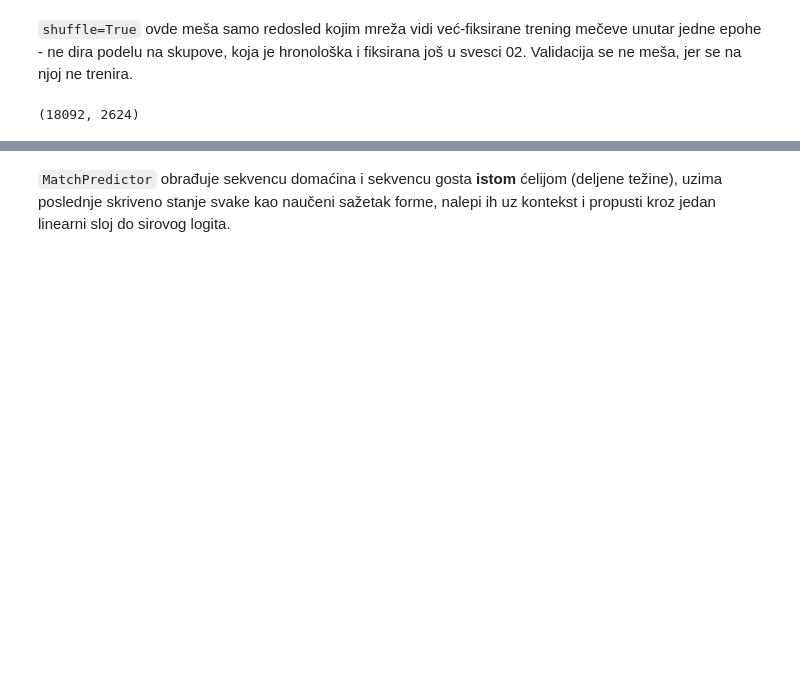
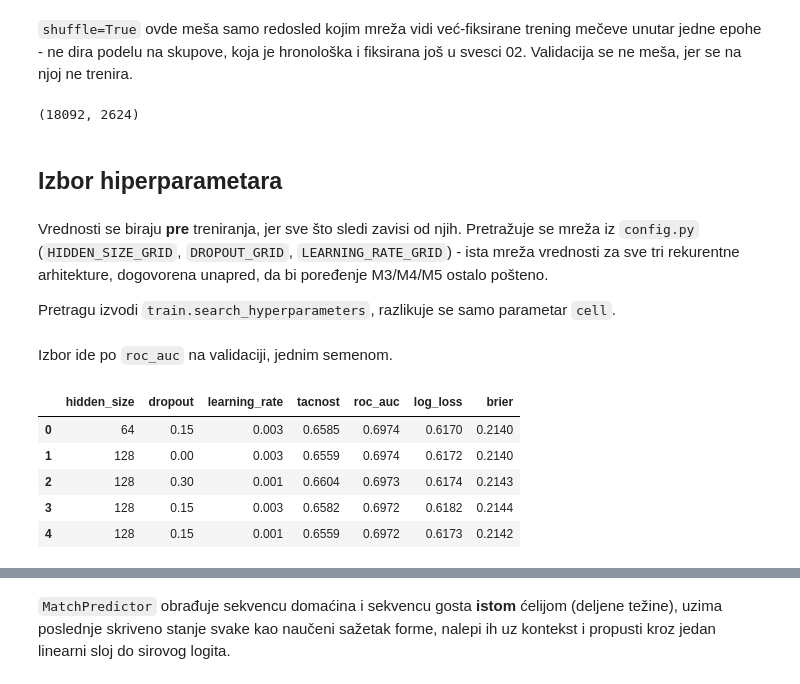
Before and after one commit to janaaas/ML_projekat, a Jupyter notebook: notebooks/04-01-rnn.ipynb, the cells around one changed output, grey strips where cells are left out. Drawn from its saved outputs; the diff is of its cells as text; code cells hidden in the pictures; blank space fills up the shorter version.

Commit message:
dodaj pretragu hiperparametara za M3 i istreniraj sa pobednikom

```diff
--- a/notebooks/04-01-rnn.ipynb
+++ b/notebooks/04-01-rnn.ipynb
@@ -63,3 +62,27 @@ loader_val = DataLoader(dataset_val, batch_size=BATCH_SIZE, shuffle=False)
 len(dataset_train), len(dataset_val)
 # %% [output]
 (18092, 2624)
+# %% [markdown]
+## Izbor hiperparametara
+# %% [markdown]
+Vrednosti se biraju **pre** treniranja, jer sve što sledi zavisi od njih. Pretražuje se mreža iz `config.py` (`HIDDEN_SIZE_GRID`, `DROPOUT_GRID`, `LEARNING_RATE_GRID`) - ista mreža vrednosti za sve tri rekurentne arhitekture, dogovorena unapred, da bi poređenje M3/M4/M5 ostalo pošteno.
+
+Pretragu izvodi `train.search_hyperparameters`, razlikuje se samo parametar `cell`.
+# %% [markdown]
+Izbor ide po `roc_auc` na validaciji, jednim semenom.
+# %%
+rezultati_pretrage = train.search_hyperparameters(
+    loader_train, loader_val,
+    n_features=home_train.shape[-1],
+    n_context=context_train.shape[-1],
+    cell="rnn",
+)
+
+rezultati_pretrage.head(5).round(4)
+# %% [output]
+|  | hidden_size | dropout | learning_rate | tacnost | roc_auc | log_loss | brier |
+| 0 | 64 | 0.15 | 0.003 | 0.6585 | 0.6974 | 0.6170 | 0.2140 |
+| 1 | 128 | 0.00 | 0.003 | 0.6559 | 0.6974 | 0.6172 | 0.2140 |
+| 2 | 128 | 0.30 | 0.001 | 0.6604 | 0.6973 | 0.6174 | 0.2143 |
+| 3 | 128 | 0.15 | 0.003 | 0.6582 | 0.6972 | 0.6182 | 0.2144 |
+| 4 | 128 | 0.15 | 0.001 | 0.6559 | 0.6972 | 0.6173 | 0.2142 |
```
Also changed, not shown: parts of 14 cells of this notebook, 4 other files.
